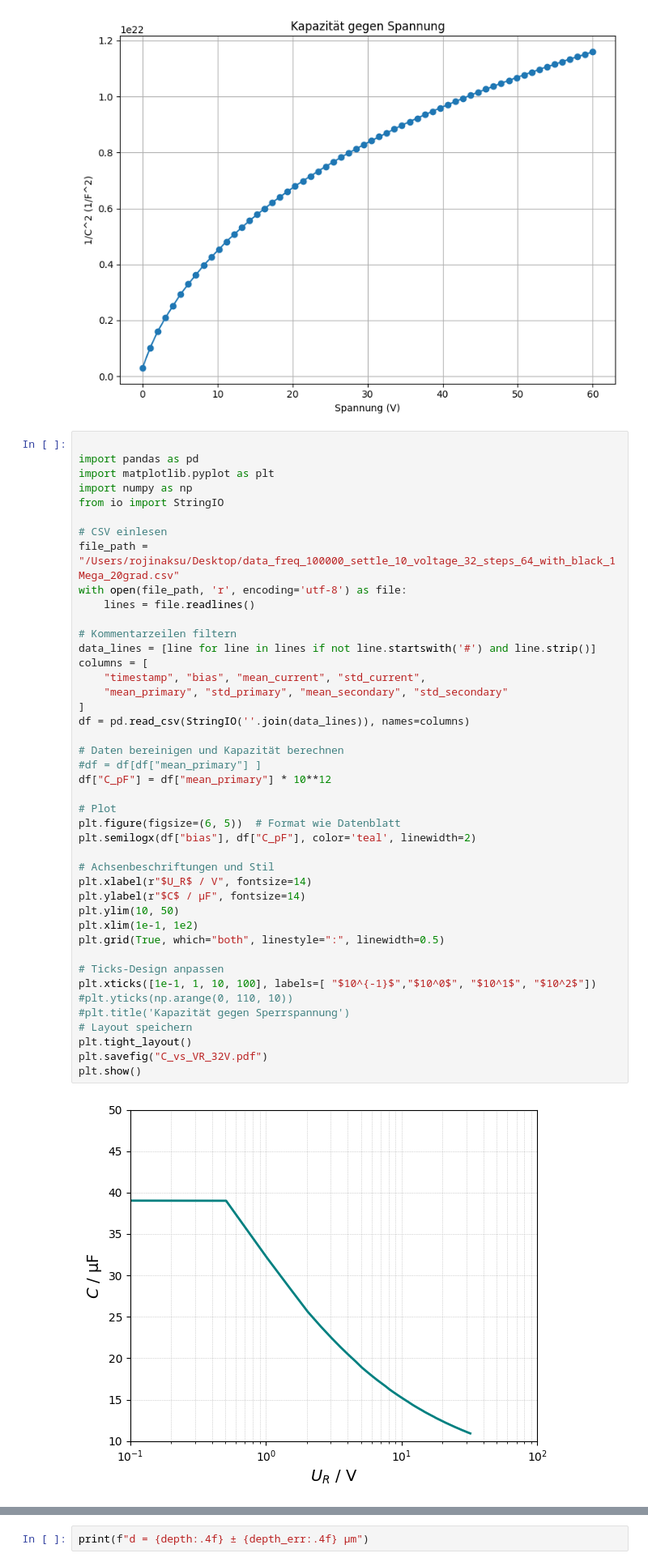
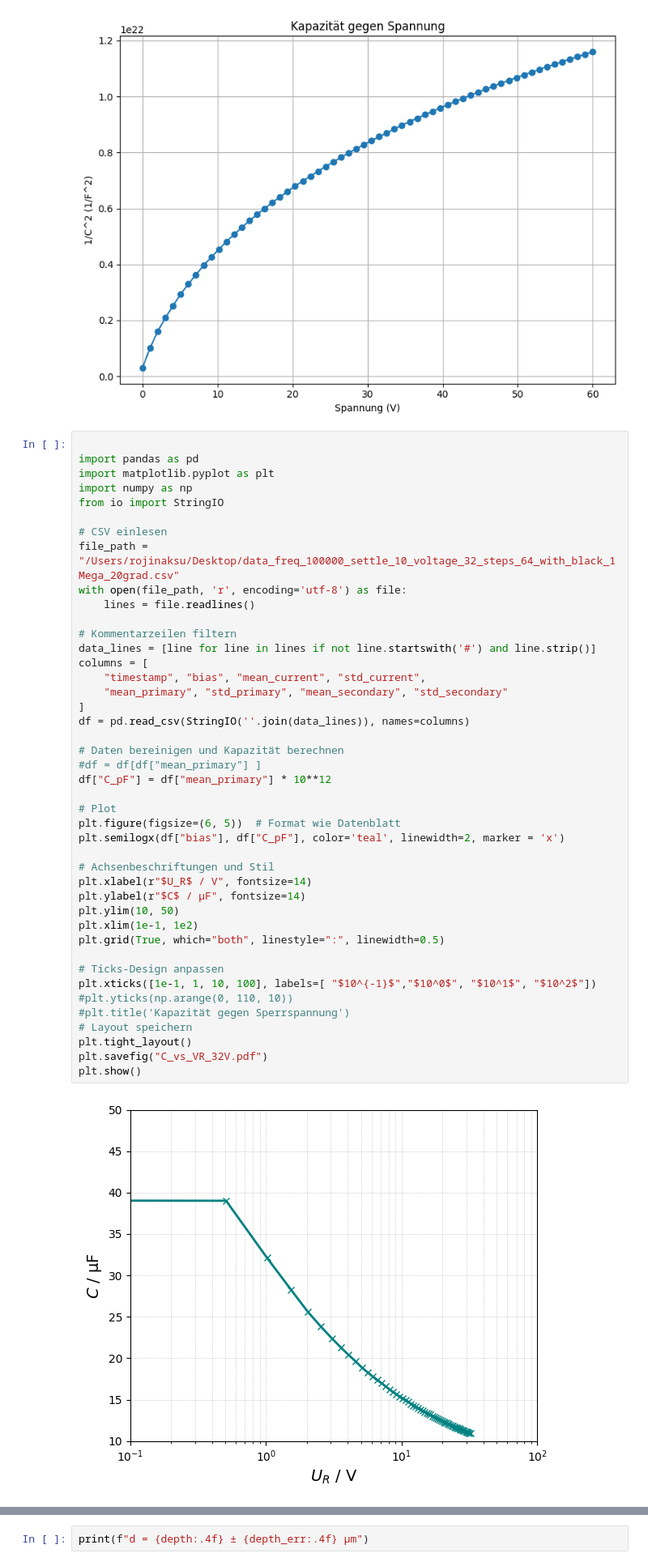
Before and after one commit to rojinaks/diy-particle-detector-V2, a Jupyter notebook: codes/diode/cvsv.ipynb, the cells around one changed output, grey strips where cells are left out. Shown: that part at 81% size. Cells and saved outputs as stored; diff of their text form.

```diff
--- a/codes/diode/cvsv.ipynb
+++ b/codes/diode/cvsv.ipynb
@@ -129,35 +129,35 @@ with open(file_path, 'r', encoding='utf-8') as file:
 data_lines = [line for line in lines if not line.startswith('#') and line.strip()]
 columns = [
     "timestamp", "bias", "mean_current", "std_current",
     "mean_primary", "std_primary", "mean_secondary", "std_secondary"
 ]
 df = pd.read_csv(StringIO(''.join(data_lines)), names=columns)
 
 # Daten bereinigen und Kapazität berechnen
 #df = df[df["mean_primary"] ]
 df["C_pF"] = df["mean_primary"] * 10**12
 
 # Plot
 plt.figure(figsize=(6, 5))  # Format wie Datenblatt
-plt.semilogx(df["bias"], df["C_pF"], color='teal', linewidth=2)
+plt.semilogx(df["bias"], df["C_pF"], color='teal', linewidth=2, marker = 'x')
 
 # Achsenbeschriftungen und Stil
 plt.xlabel(r"$U_R$ / V", fontsize=14)
 plt.ylabel(r"$C$ / µF", fontsize=14)
 plt.ylim(10, 50)
 plt.xlim(1e-1, 1e2)
 plt.grid(True, which="both", linestyle=":", linewidth=0.5)
 
 # Ticks-Design anpassen
 plt.xticks([1e-1, 1, 10, 100], labels=[ "$10^{-1}$","$10^0$", "$10^1$", "$10^2$"])
 #plt.yticks(np.arange(0, 110, 10))
 #plt.title('Kapazität gegen Sperrspannung')
 # Layout speichern
 plt.tight_layout()
 plt.savefig("C_vs_VR_32V.pdf")
 plt.show()
 # %% [output]
-[figure, old version]
+[figure, new version]
 # %%
 import pandas as pd
 import matplotlib.pyplot as plt
```
Also changed, not shown: parts of 1 cell of this notebook, 9 other files.
